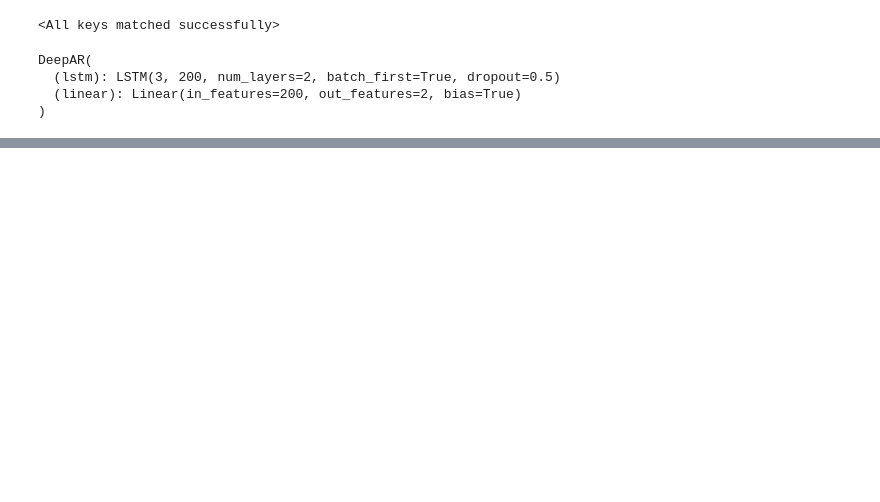
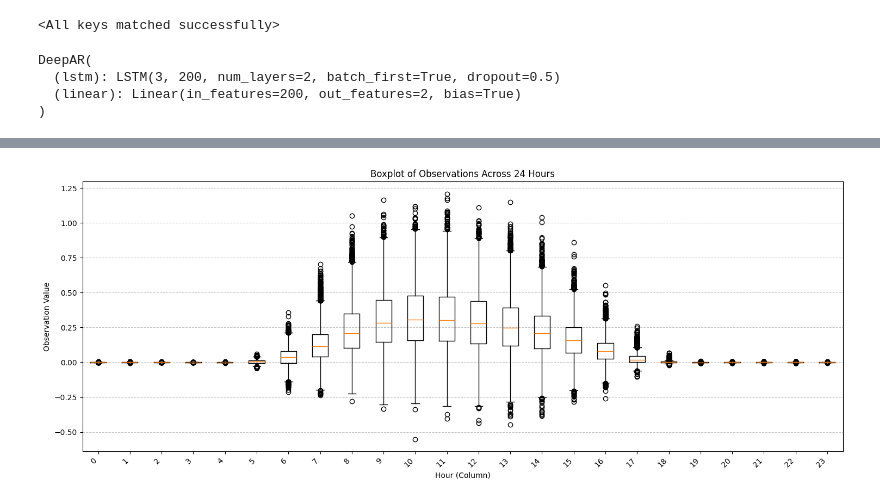
Before and after one commit to Joris-Dprtr/stochastic_programming, a Jupyter notebook: toy_example.ipynb, the cells around one changed output, grey strips where cells are left out. Saved outputs shown, nothing was run; the diff lists cells and outputs as text; code cells hidden in the pictures; blank space fills up the shorter version.

```diff
--- a/toy_example.ipynb
+++ b/toy_example.ipynb
@@ -368,0 +273,24 @@ plt.show() # Display the plot
+# %%
+# 1. Set the figure size for better display of 24 boxplots
+plt.figure(figsize=(15, 6))
+
+# 2. Generate the boxplots
+# We use df.values to get the underlying NumPy array, and df.columns for labels.
+plt.boxplot(df_scenarios.transpose().values, labels=df_scenarios.transpose().columns)
+
+# 3. Add labels and title for clarity
+plt.title('Boxplot of Observations Across 24 Hours')
+plt.xlabel('Hour (Column)')
+plt.ylabel('Observation Value')
+
+# 4. Rotate x-axis labels for better readability
+plt.xticks(rotation=45, ha='right')
+plt.grid(axis='y', linestyle='--', alpha=0.7)
+
+# 5. Adjust layout to prevent labels from being cut off
+plt.tight_layout()
+
+# 6. Display or save the plot
+plt.show()
+# %% [output]
+[figure, added]
```
Also changed, not shown: parts of 22 cells of this notebook, 3 other files.
